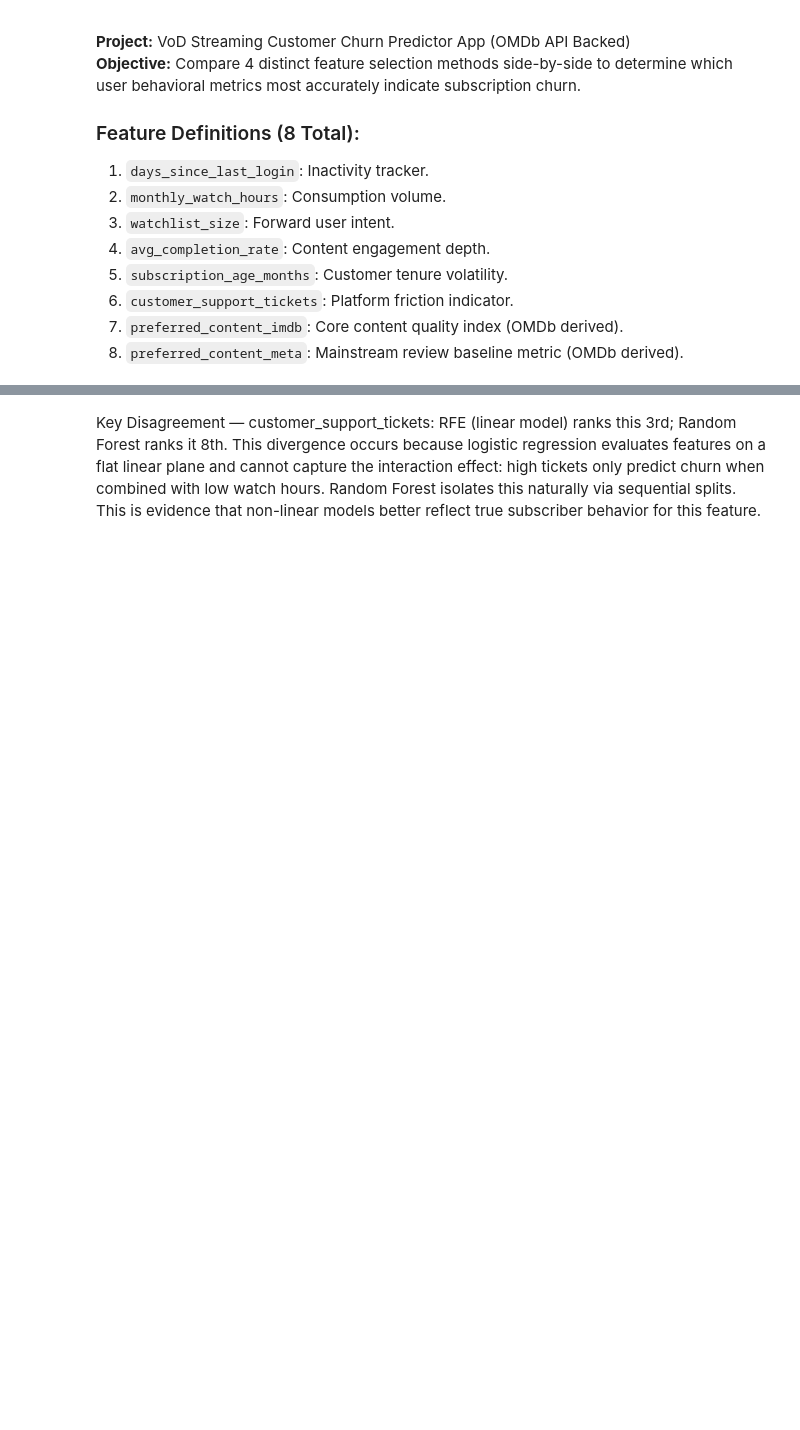
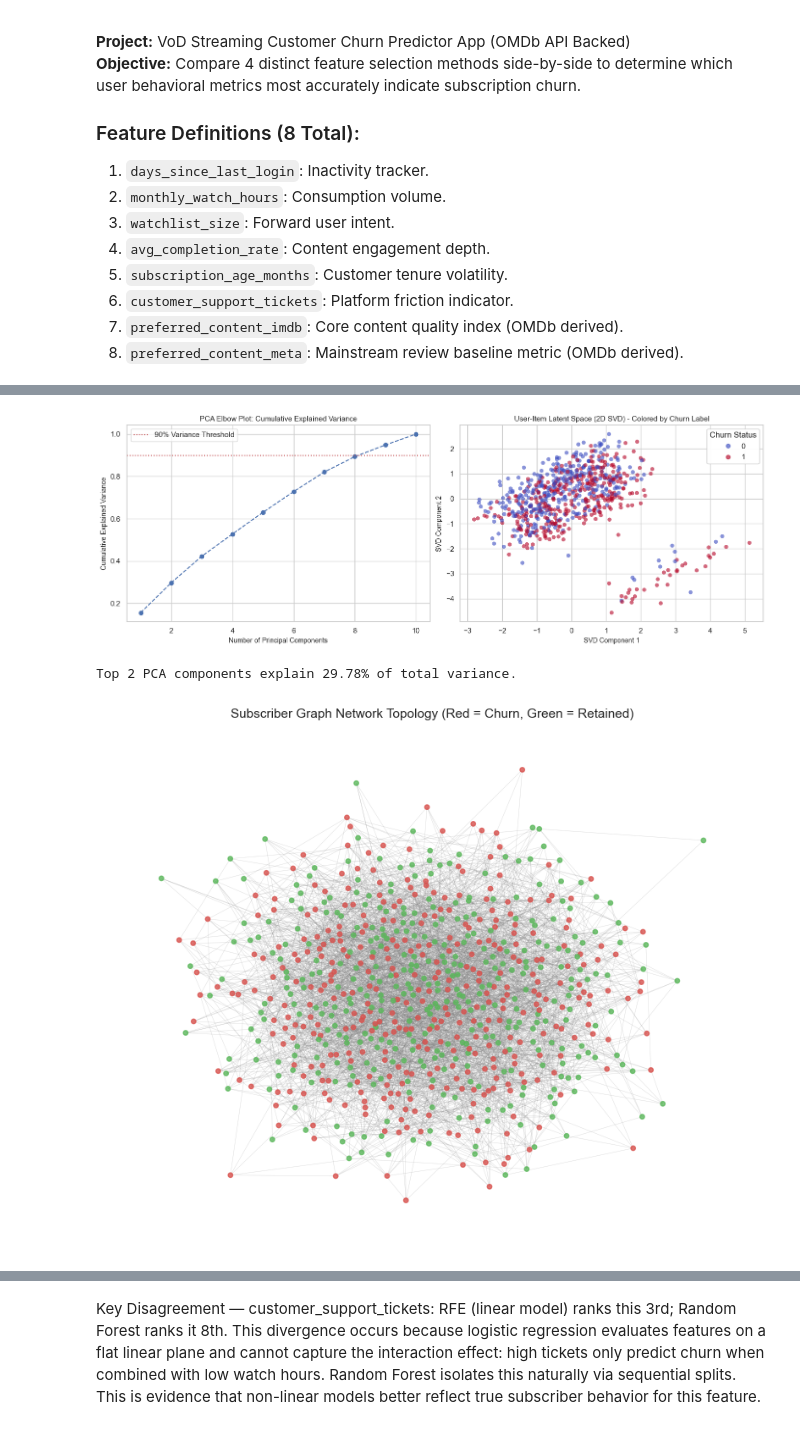
Before and after one commit to ednairala/movie-churn-app, a Jupyter notebook: notebooks/eda_and_selection.ipynb, the cells around one changed output, grey strips where cells are left out. Saved outputs shown, nothing was run; the diff lists cells and outputs as text; code cells hidden in the pictures; blank space fills up the shorter version.

```diff
--- a/notebooks/eda_and_selection.ipynb
+++ b/notebooks/eda_and_selection.ipynb
@@ -360,0 +183,76 @@ customer_support_tickets            8         3        8        8     ❌ Drop
+# %%
+import os, sys
+import pandas as pd
+import numpy as np
+import matplotlib.pyplot as plt
+import networkx as nx
+from sklearn.decomposition import PCA, TruncatedSVD
+from sklearn.ensemble import RandomForestClassifier
+from sklearn.preprocessing import StandardScaler
+
+workspace_root = os.path.abspath(os.path.join(os.getcwd(), "..")) if os.getcwd().endswith("notebooks") else os.getcwd()
+data_path = os.path.join(workspace_root, "data", "raw", "streaming_churn_data.csv")
+
+if not os.path.exists(data_path):
+    if workspace_root not in sys.path:
+        sys.path.insert(0, workspace_root)
+    from app.model import train_and_save_production_model
+    train_and_save_production_model()
+
+df = pd.read_csv(data_path)
+y = df["churn"]
+feature_names = df.drop(columns=["churn"]).columns.tolist()
+X_scaled = pd.DataFrame(StandardScaler().fit_transform(df.drop(columns=["churn"])), columns=feature_names)
+
+# 1. PCA Elbow Plot + explained variance analysis
+pca = PCA().fit(X_scaled)
+cum_explained_variance = np.cumsum(pca.explained_variance_ratio_)
+fig, axes = plt.subplots(1, 2, figsize=(14, 5))
+axes[0].plot(range(1, len(cum_explained_variance)+1), cum_explained_variance, marker='o', linestyle='--', color='b')
+axes[0].axhline(y=0.90, color='r', linestyle=':', label='90% Variance Threshold')
+axes[0].set_title("PCA Elbow Plot: Cumulative Explained Variance")
+axes[0].set_xlabel("Number of Principal Components")
+axes[0].set_ylabel("Cumulative Explained Variance")
+axes[0].legend()
+
+# 2. SVD Decomposition - 2D scatter colored by churn label
+svd = TruncatedSVD(n_components=2, random_state=42)
+X_svd = svd.fit_transform(X_scaled)
+scatter = axes[1].scatter(X_svd[:, 0], X_svd[:, 1], c=y, cmap='coolwarm', alpha=0.6, edgecolors='none')
+legend1 = axes[1].legend(*scatter.legend_elements(), title="Churn Status")
+axes[1].add_artist(legend1)
+axes[1].set_title("User-Item Latent Space (2D SVD) - Colored by Churn Label")
+axes[1].set_xlabel("SVD Component 1")
+axes[1].set_ylabel("SVD Component 2")
+plt.tight_layout()
+plt.show()
+print(f"Top 2 PCA components explain {sum(pca.explained_variance_ratio_[:2])*100:.2f}% of total variance.")
+
+# 3. Network Graph - nodes colored by churn label
+G = nx.erdos_renyi_graph(n=len(df), p=0.015, seed=42)
+degree_centrality = nx.degree_centrality(G)
+pagerank_centrality = nx.pagerank(G)
+df['network_degree_centrality'] = df.index.map(degree_centrality)
+df['network_pagerank'] = df.index.map(pagerank_centrality)
+plt.figure(figsize=(10, 8))
+pos = nx.spring_layout(G, k=0.15, seed=42)
+node_colors = ['#d9534f' if y.iloc[node] == 1 else '#5cb85c' for node in G.nodes()]
+nx.draw_networkx_nodes(G, pos, node_size=15, node_color=node_colors, alpha=0.8)
+nx.draw_networkx_edges(G, pos, width=0.3, alpha=0.3, edge_color="gray")
+plt.title("Subscriber Graph Network Topology (Red = Churn, Green = Retained)")
+plt.axis('off')
+plt.show()
+
+# 4. Feature Importance Table including network features
+X_augmented = df.drop(columns=['churn'])
+rf_aug = RandomForestClassifier(n_estimators=100, random_state=42).fit(X_augmented, y)
+aug_importance_df = pd.DataFrame({
+    'Feature': X_augmented.columns,
+    'MDI Score': rf_aug.feature_importances_
+}).sort_values('MDI Score', ascending=False).reset_index(drop=True)
+print("\n=== UPDATED COMPARISON (INCLUDING NETWORK FEATURES) ===")
+print(aug_importance_df.to_string(index=False))
+# %% [output]
+[figure, added]
+Top 2 PCA components explain 29.78% of total variance.
+[figure, added]
```
Also changed, not shown: parts of 7 cells of this notebook, 5 other files.
